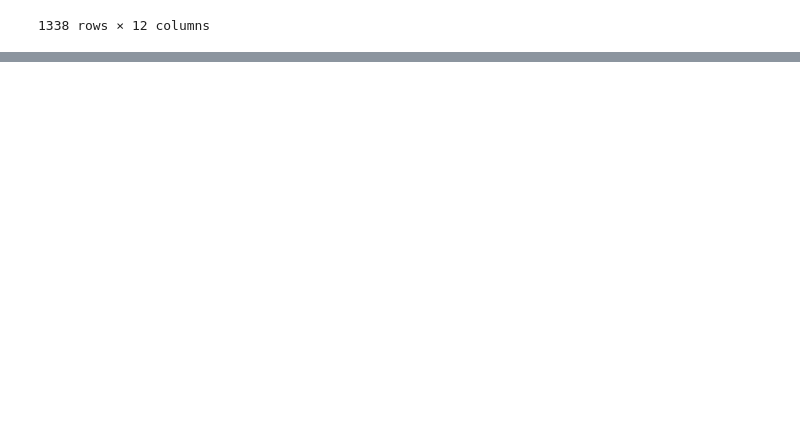
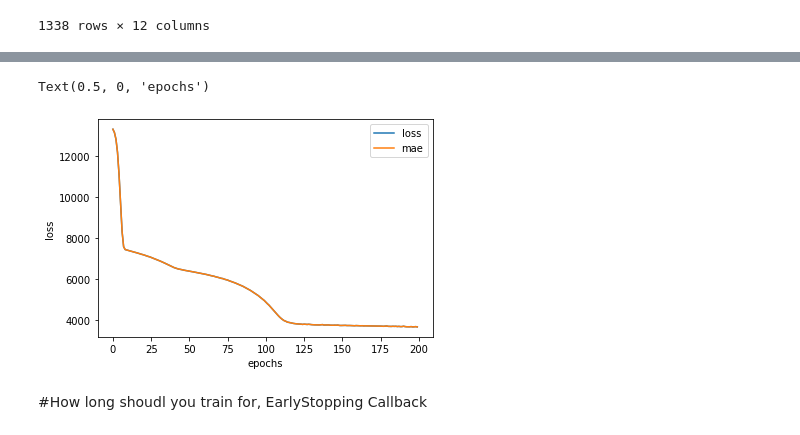
Before and after one commit to JacksonLeb/tensorflow_learning, a Jupyter notebook: 01_nn_regression_with_tf.ipynb, the cells around one changed output, grey strips where cells are left out. Cells and saved outputs as stored; diff of their text form; code cells hidden in the pictures; blank space fills up the shorter version.

```diff
--- a/01_nn_regression_with_tf.ipynb
+++ b/01_nn_regression_with_tf.ipynb
@@ -892,0 +944,5 @@ insurance_one_hot.head()
+# %%
+#Creating training and testing
+from sklearn.model_selection import train_test_split
+X_train, X_test, y_train, y_test = train_test_split(X, y, test_size=0.2, random_state=42)
+len(X), len(X_train), len(X_test)
@@ -892,0 +966,3 @@ insurance_one_hot.head()
+# %%
+#fit the model
+insurance_model.fit(X_train, y_train, epochs=100)
@@ -892,0 +990,15 @@ insurance_one_hot.head()
+# %%
+#create a model
+insurance_model = tf.keras.Sequential([
+  tf.keras.layers.Dense(100),
+  tf.keras.layers.Dense(10),
+  tf.keras.layers.Dense(1)
+])
+
+#compile model
+insurance_model.compile(loss=tf.keras.losses.mae,
+                        optimizer=tf.keras.optimizers.Adam(),
+                        metrics=["mae"])
+
+#fit the model
+insurance_model.fit(X_train, y_train, epochs=100)
@@ -892,0 +1024,15 @@ insurance_one_hot.head()
+# %%
+#create a model
+insurance_model = tf.keras.Sequential([
+  tf.keras.layers.Dense(100),
+  tf.keras.layers.Dense(10),
+  tf.keras.layers.Dense(1)
+])
+
+#compile model
+insurance_model.compile(loss=tf.keras.losses.mae,
+                        optimizer=tf.keras.optimizers.Adam(),
+                        metrics=["mae"])
+
+#fit the model
+history = insurance_model.fit(X_train, y_train, epochs=200)
@@ -892,0 +1057,9 @@ insurance_one_hot.head()
+# %%
+pd.DataFrame(history.history).plot()
+plt.ylabel("loss")
+plt.xlabel("epochs")
+# %% [output]
+Text(0.5, 0, 'epochs')
+[figure, added]
+# %% [markdown]
+#How long shoudl you train for, EarlyStopping Callback
```
Also changed, not shown: parts of 40 cells of this notebook.
